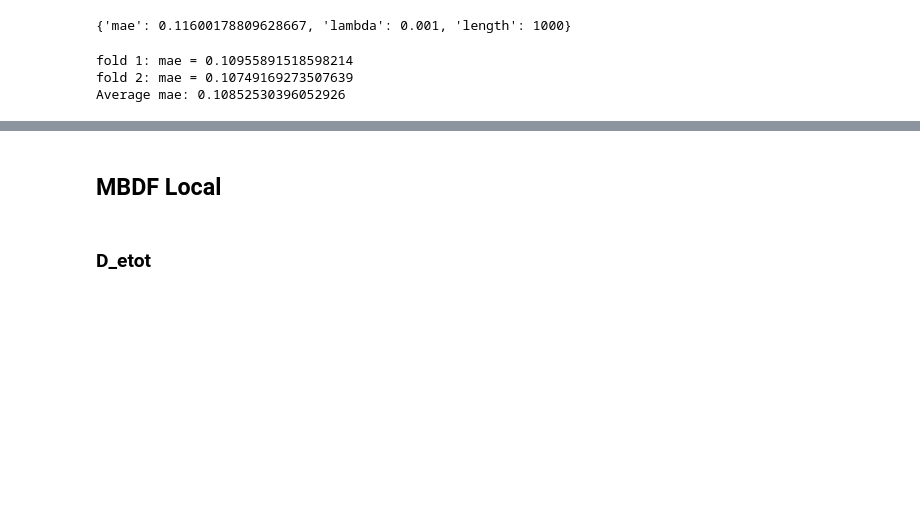
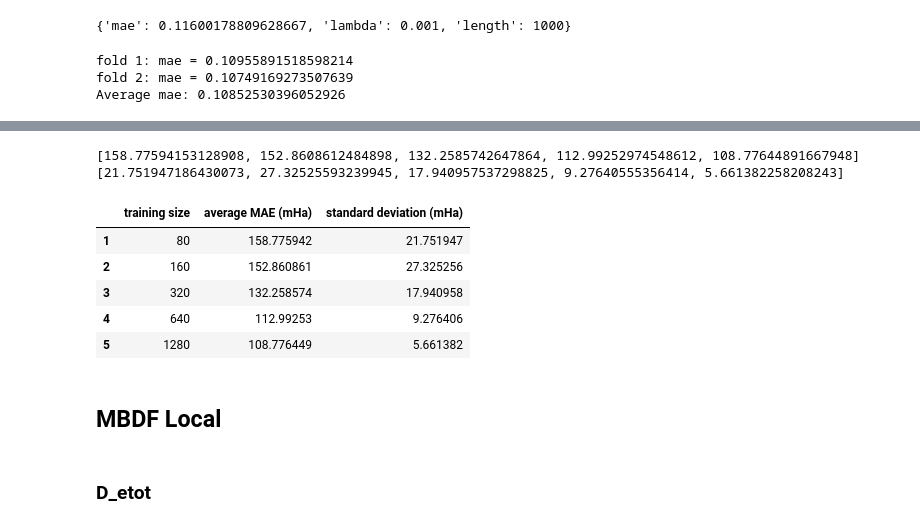
Before and after one commit to GabrielWu2004/Alchemical_Normal_Modes, a Jupyter notebook: [2]_ANM_with_coronene/main_code/baseline_model.ipynb, the cells around one changed output, grey strips where cells are left out. Drawn from its saved outputs; the diff is of its cells as text; code cells hidden in the pictures; blank space fills up the shorter version.

```diff
--- a/[2]_ANM_with_coronene/main_code/baseline_model.ipynb
+++ b/[2]_ANM_with_coronene/main_code/baseline_model.ipynb
@@ -157,3 +230,35 @@ Loss: 0.10852530396052926
+# %%
+X = mbdf
+y = D_e_atom
+best_params = {'lambda': 0.001, 'length': 100}
+
+columns = ['training size', 'average MAE (mHa)', 'standard deviation (mHa)']
+model_performance = pd.DataFrame(columns=columns)
+
+training_size = [80, 160, 320, 640, 1280]
+num_trials = 5
+
+with warnings.catch_warnings():
+    for index, num_training_sample in enumerate(training_size):
+        warnings.filterwarnings("ignore")
+        index = index + 1
+        average_error, std_dev_error = evaluate_performance_local_v2(best_params, X, y, charges, num_training_sample, num_trials)
+        model_performance.at[index, 'training size'] = num_training_sample
+        model_performance.at[index, 'average MAE (mHa)'] = average_error * 1000
+        model_performance.at[index, 'standard deviation (mHa)'] = std_dev_error * 1000
+
+print(model_performance['average MAE (mHa)'].tolist())
+print(model_performance['standard deviation (mHa)'].tolist())
+display(model_performance)
+# %% [output]
+[158.77594153128908, 152.8608612484898, 132.2585742647864, 112.99252974548612, 108.77644891667948]
+[21.751947186430073, 27.32525593239945, 17.940957537298825, 9.27640555356414, 5.661382258208243]
+|  | training size | average MAE (mHa) | standard deviation (mHa) |
+| 1 | 80 | 158.775942 | 21.751947 |
+| 2 | 160 | 152.860861 | 27.325256 |
+| 3 | 320 | 132.258574 | 17.940958 |
+| 4 | 640 | 112.99253 | 9.276406 |
+| 5 | 1280 | 108.776449 | 5.661382 |
 # %% [markdown]
 ## MBDF Local ##
 # %% [markdown]
```
Also changed, not shown: parts of 7 cells of this notebook, 7 other files.
